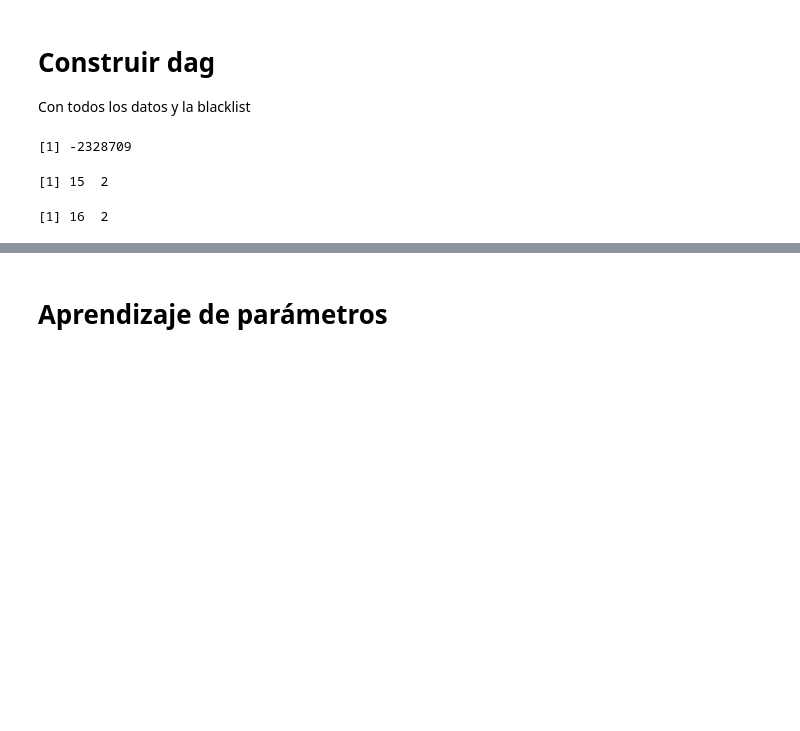
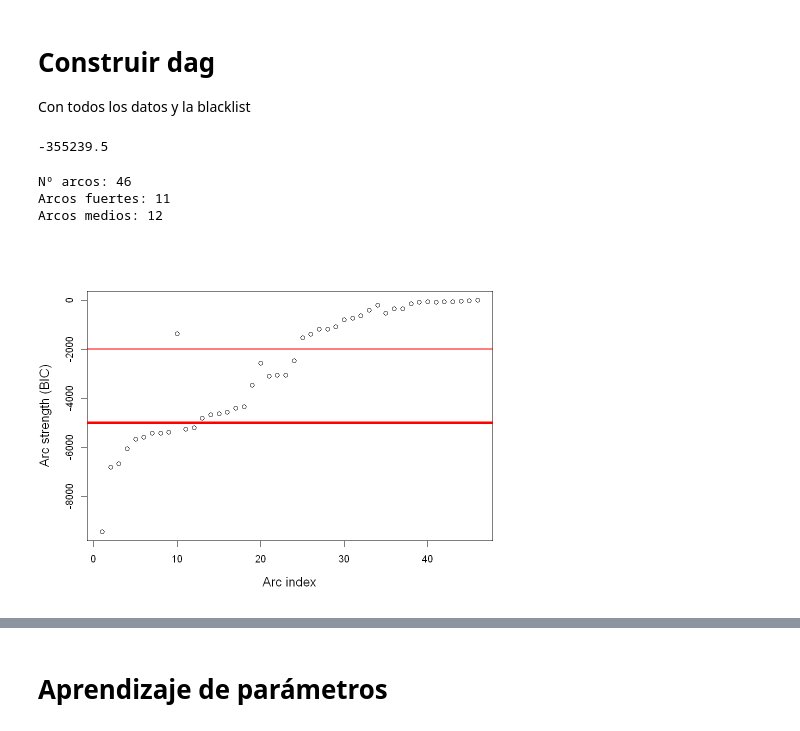
Before and after one commit to david722sv/TFM, a Jupyter notebook: 3_analisis_planes-citas_redbayesiana.ipynb, the cells around one changed output, grey strips where cells are left out. Drawn from its saved outputs; the diff is of its cells as text; code cells hidden in the pictures; blank space fills up the shorter version.

```diff
--- a/3_analisis_planes-citas_redbayesiana.ipynb
+++ b/3_analisis_planes-citas_redbayesiana.ipynb
@@ -162,28 +239,15 @@ dim(blacklist)
 # Construir dag
 Con todos los datos y la blacklist
 # %%
-dag <- tabu(tabla,
-          blacklist = blacklist,
-         )
-bnlearn::score(dag, data = tabla, type = "bic")
-
-# dag <- tabu(tabla,
-#           blacklist = blacklist,
-#          )
-# bnlearn::score(dag, data = tabla, type = "bic")
-
-s = arc.strength(dag, data = tabla, criterion = "bic")
+ret = get_dag(tabla, blacklist, "hc"); dag = ret[[1]]; s = ret[[2]]
 # %% [output]
-[1] -2328709
+-355239.5
-# %%
-# dag = remove_isolated_nodes(dag)
-# plot(s$strength[2:100])
-
-arcs_fuertes = s[s$strength < -50000, 1:2]
-arcs_medios  = s[(s$strength >= -50000) & (s$strength < -20000), 1:2]
-dim(arcs_fuertes)
-dim(arcs_medios)
-# %% [output]
-[1] 15  2
-[1] 16  2
+# %%
+ret = plot_arc_strength(s, -2000, -5000); arcs_fuertes = ret[[1]]; arcs_medios = ret[[2]] # planes
+# plot_arc_strength(s, -20000, -50000) # citas
+# %% [output]
+Nº arcos: 46
+Arcos fuertes: 11
+Arcos medios: 12
+[figure, added]
 # %%
```
Also changed, not shown: parts of 25 cells of this notebook.
